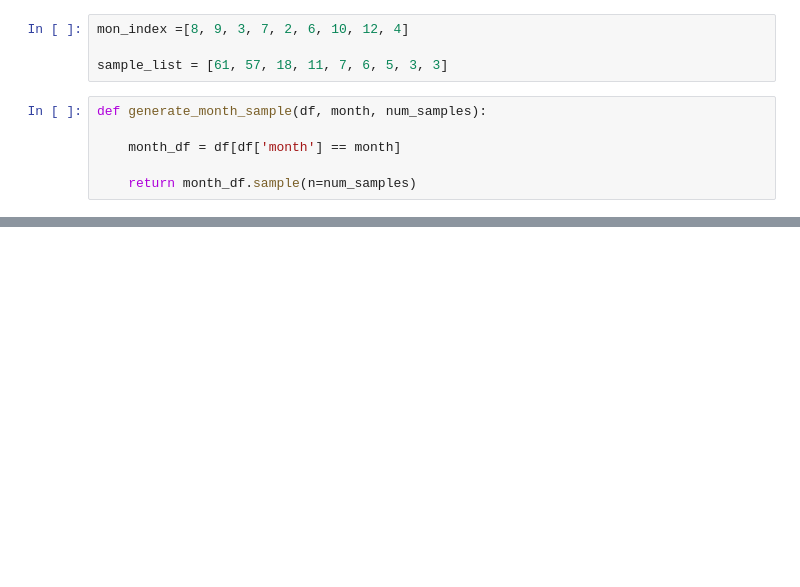
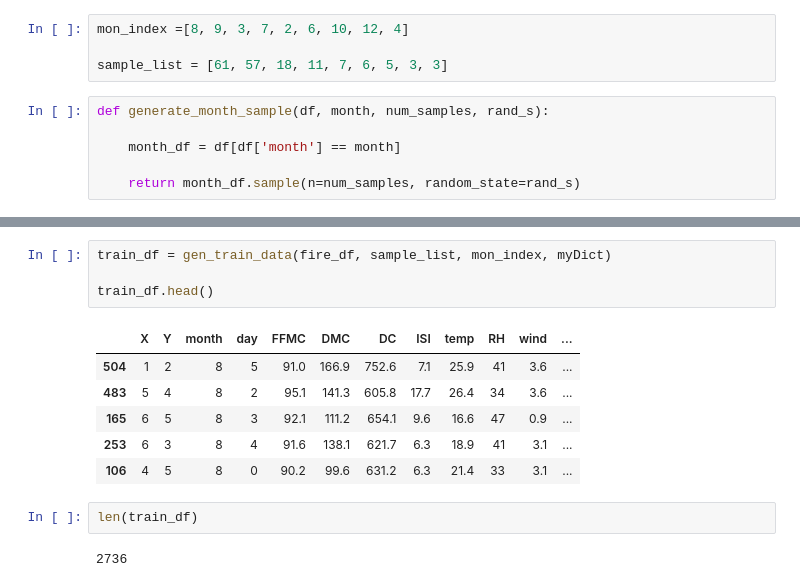
Before and after one commit to fishnchips97/Project-T-Final-189, a Jupyter notebook: scratchwork/data_generator_proj_T.ipynb, the cells around one changed output, grey strips where cells are left out. Saved outputs shown, nothing was run; the diff lists cells and outputs as text; blank space fills up the shorter version.

```diff
--- a/scratchwork/data_generator_proj_T.ipynb
+++ b/scratchwork/data_generator_proj_T.ipynb
@@ -103,9 +108,9 @@ mon_index =[8, 9, 3, 7, 2, 6, 10, 12, 4]
 
 sample_list = [61, 57, 18, 11, 7, 6, 5, 3, 3]
 # %%
-def generate_month_sample(df, month, num_samples):
+def generate_month_sample(df, month, num_samples, rand_s):
 
     month_df = df[df['month'] == month]
 
-    return month_df.sample(n=num_samples)
+    return month_df.sample(n=num_samples, random_state=rand_s)
 # %%
@@ -144,0 +198,15 @@ len(one_yr)
+# %%
+train_df = gen_train_data(fire_df, sample_list, mon_index, myDict)
+
+train_df.head()
+# %% [output]
+|  | X | Y | month | day | FFMC | DMC | DC | ISI | temp | RH | wind | ... |
+| 504 | 1 | 2 | 8 | 5 | 91.0 | 166.9 | 752.6 | 7.1 | 25.9 | 41 | 3.6 | ... |
+| 483 | 5 | 4 | 8 | 2 | 95.1 | 141.3 | 605.8 | 17.7 | 26.4 | 34 | 3.6 | ... |
+| 165 | 6 | 5 | 8 | 3 | 92.1 | 111.2 | 654.1 | 9.6 | 16.6 | 47 | 0.9 | ... |
+| 253 | 6 | 3 | 8 | 4 | 91.6 | 138.1 | 621.7 | 6.3 | 18.9 | 41 | 3.1 | ... |
+| 106 | 4 | 5 | 8 | 0 | 90.2 | 99.6 | 631.2 | 6.3 | 21.4 | 33 | 3.1 | ... |
+# %%
+len(train_df)
+# %% [output]
+2736
```
Also changed, not shown: parts of 19 cells of this notebook.
